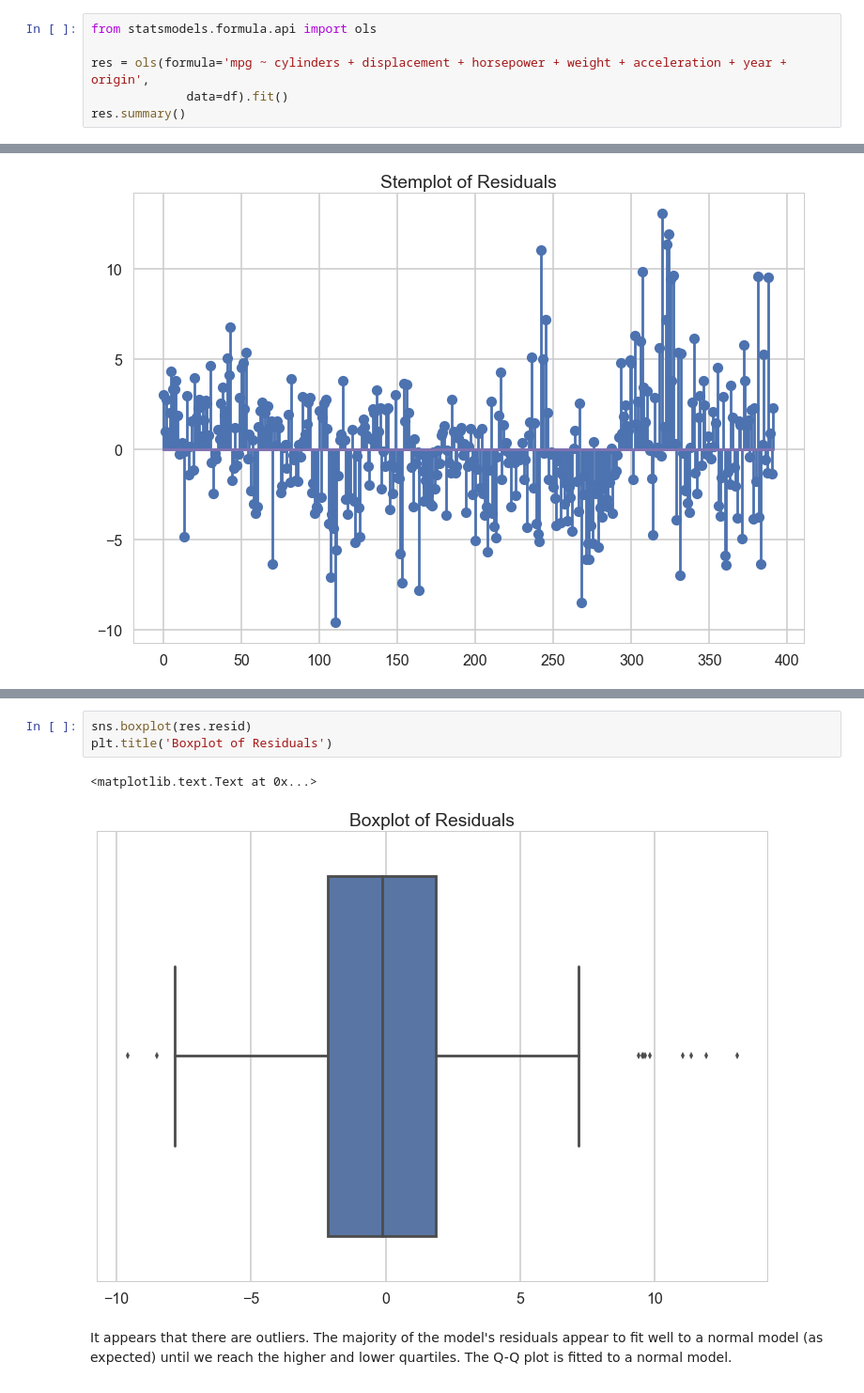
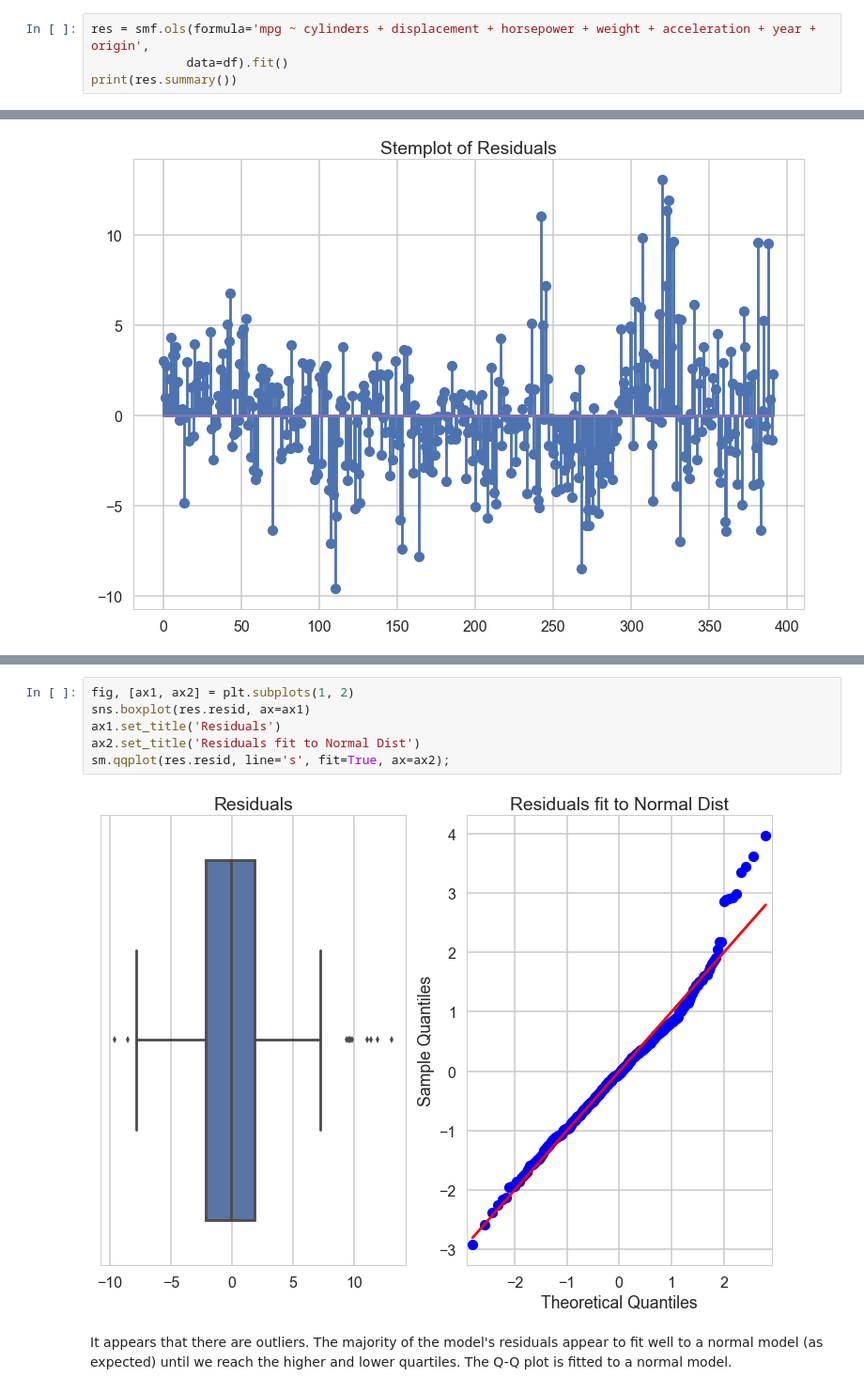
Before and after one commit to bfine9618/MultipleRegAnalysis, a Jupyter notebook: Homework 2.ipynb, the cells around one changed output, grey strips where cells are left out. Shown at 94% size. Cells and saved outputs as stored; diff of their text form.

```diff
--- a/Homework 2.ipynb
+++ b/Homework 2.ipynb
@@ -364,9 +384,7 @@ plt.xticks(rotation=90)
  <a list of 8 Text xticklabel objects>)
 [figure]
 # %%
-from statsmodels.formula.api import ols
-
-res = ols(formula='mpg ~ cylinders + displacement + horsepower + weight + acceleration + year + origin',
+res = smf.ols(formula='mpg ~ cylinders + displacement + horsepower + weight + acceleration + year + origin',
              data=df).fit()
-res.summary()
+print(res.summary())
 # %% [output]
@@ -420,8 +427,10 @@ sm.qqplot(res.resid, line='s', fit=True)
-# %%
-sns.boxplot(res.resid)
-plt.title('Boxplot of Residuals')
-# %% [output]
-<matplotlib.text.Text at 0x...>
-[figure, removed]
+# %%
+fig, [ax1, ax2] = plt.subplots(1, 2)
+sns.boxplot(res.resid, ax=ax1)
+ax1.set_title('Residuals')
+ax2.set_title('Residuals fit to Normal Dist')
+sm.qqplot(res.resid, line='s', fit=True, ax=ax2);
+# %% [output]
+[figure, added]
 # %% [markdown]
 It appears that there are outliers. The majority of the model's residuals appear to fit well to a normal model (as expected) until we reach the higher and lower quartiles. The Q-Q plot is fitted to a normal model.
```
Also changed, not shown: parts of 50 cells of this notebook, 27 other files.
